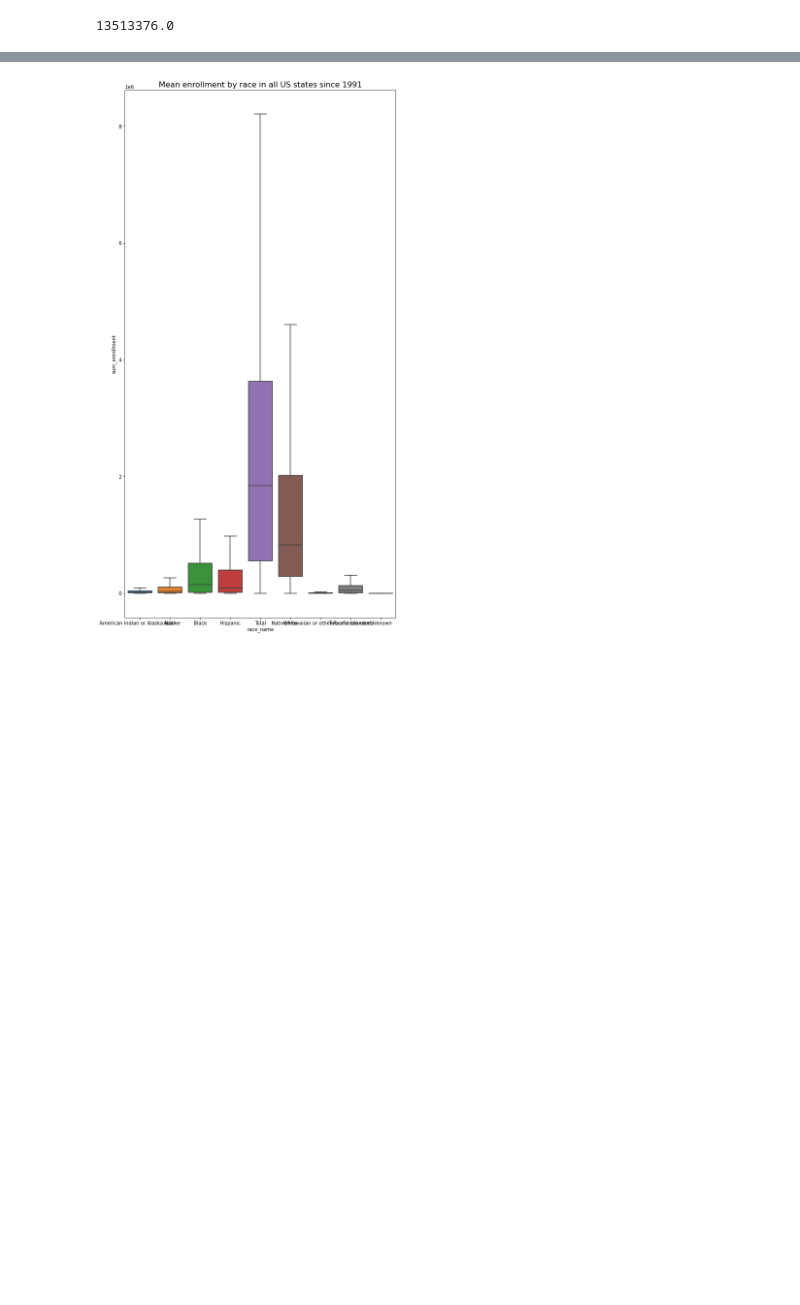
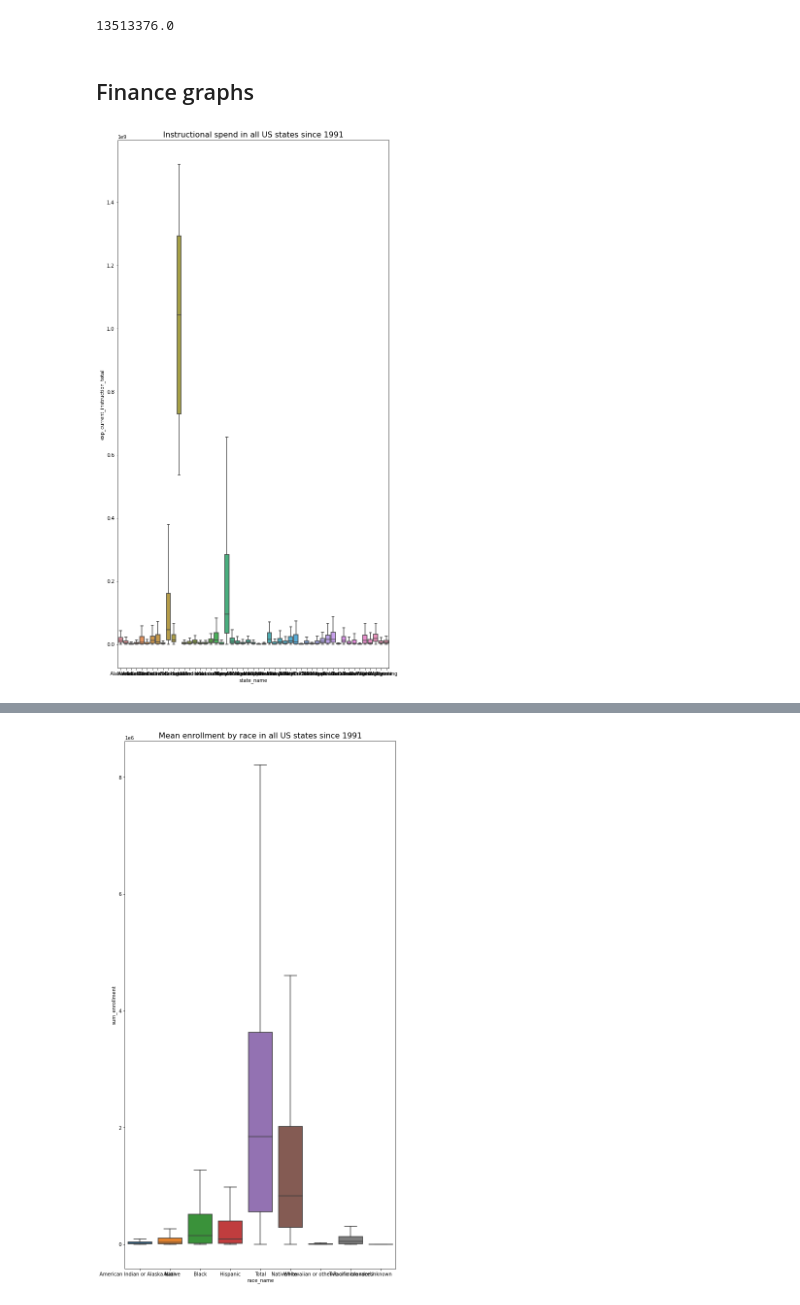
Before and after one commit to apaniagua6/Covid-impact-graduation, a Jupyter notebook: 03-educationdata-dashboards/transformation_instructional_spend.ipynb, the cells around one changed output, grey strips where cells are left out. Drawn from its saved outputs; the diff is of its cells as text; code cells hidden in the pictures; blank space fills up the shorter version.

Commit message:
Added finance data graphs.
Added some instructional spend graphs.

```diff
--- a/03-educationdata-dashboards/transformation_instructional_spend.ipynb
+++ b/03-educationdata-dashboards/transformation_instructional_spend.ipynb
@@ -229,3 +271,12 @@ Index(['state_name', 'year', 'race_name', 'sum_enrollment'], dtype='object')
 state_by_race[state_by_race.race_name == 'Hispanic'].sum_enrollment.values.max()
 # %% [output]
 13513376.0
+# %% [markdown]
+## Finance graphs
+# %%
+plt.figure(figsize=(10, 20))
+sns.plot(x=new.state_name, y=new.exp_current_instruction_total, showfliers=False)
+plt.title("Instructional spend in all US states since 1991", fontsize=16)  # fixme: labels
+plt.show()
+# %% [output]
+[figure, added]
```
Also changed, not shown: parts of 10 cells of this notebook.
